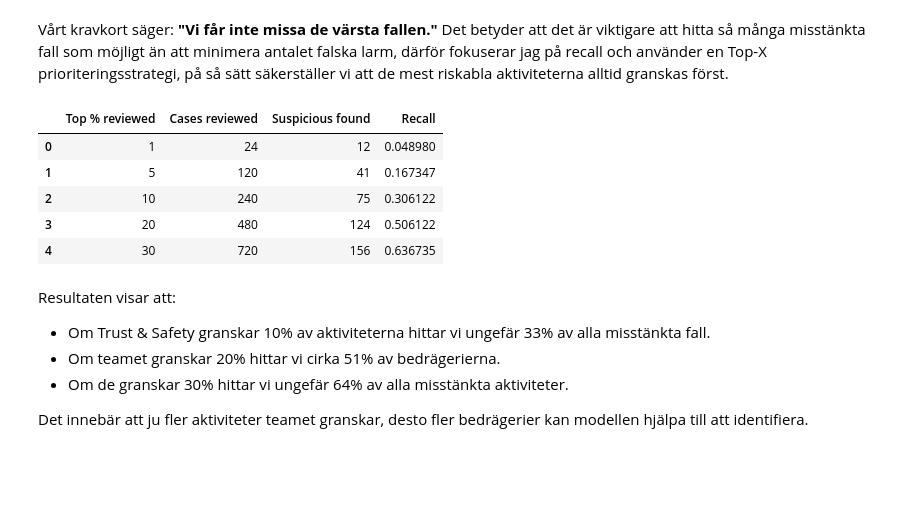
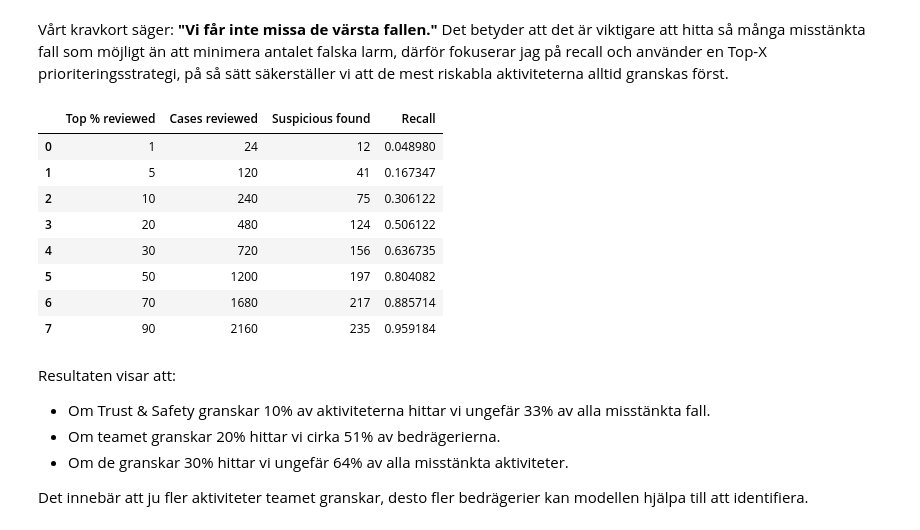
Before and after one commit to JakobWorkingHard/ML-Gruppuppgift, a Jupyter notebook: Report/Final_Report.ipynb, the cells around one changed output. Drawn from its saved outputs; the diff is of its cells as text; code cells hidden in the pictures; blank space fills up the shorter version.

```diff
--- a/Report/Final_Report.ipynb
+++ b/Report/Final_Report.ipynb
@@ -460,34 +460,37 @@ results = pd.DataFrame({
 
 # Sorterar högst risk först:
 results = results.sort_values("risk_score", ascending=False)
 
 total_suspicious = results["true_label"].sum()
 
-top_values = [0.01, 0.05, 0.10, 0.20, 0.30]
+top_values = [0.01, 0.05, 0.10, 0.20, 0.30, 0.50, 0.70, 0.9]
 
 rows = []
 
 for top in top_values:
     n = int(len(results) * top)
     subset = results.head(n)
     found = subset["true_label"].sum()
     recall = found / total_suspicious
     rows.append({
         "Top % reviewed" : int(top * 100),              # hur stor andel av alla annonser/händelser Trust&Safety tittar på; ANDEL GRANSKADE %
         "Cases reviewed" : n,                           # hur många annonser/händerlser teamet faktiskt måste granska; ANTAL GRANSKADE FALL
         "Suspicious found" : int(found),                # hur många verkliga bedrägerier modellen lyckas fånga; ANTAL MISSTÄNKTA HITTADE
         "Recall" : recall                               # hur stor del av alla bedrägerier i datan vi lyckas fånga; RECALL- ANDEL BEDRÄGERIER HITTADE
     })
 
 top_x_table = pd.DataFrame(rows)
 top_x_table
 # %% [output]
 |  | Top % reviewed | Cases reviewed | Suspicious found | Recall |
 | 0 | 1 | 24 | 12 | 0.048980 |
 | 1 | 5 | 120 | 41 | 0.167347 |
 | 2 | 10 | 240 | 75 | 0.306122 |
 | 3 | 20 | 480 | 124 | 0.506122 |
 | 4 | 30 | 720 | 156 | 0.636735 |
+| 5 | 50 | 1200 | 197 | 0.804082 |
+| 6 | 70 | 1680 | 217 | 0.885714 |
+| 7 | 90 | 2160 | 235 | 0.959184 |
 # %% [markdown]
 Resultaten visar att:
 - Om Trust & Safety granskar 10% av aktiviteterna hittar vi ungefär 33% av alla misstänkta fall.
```
Also changed, not shown: parts of 1 cell of this notebook.
